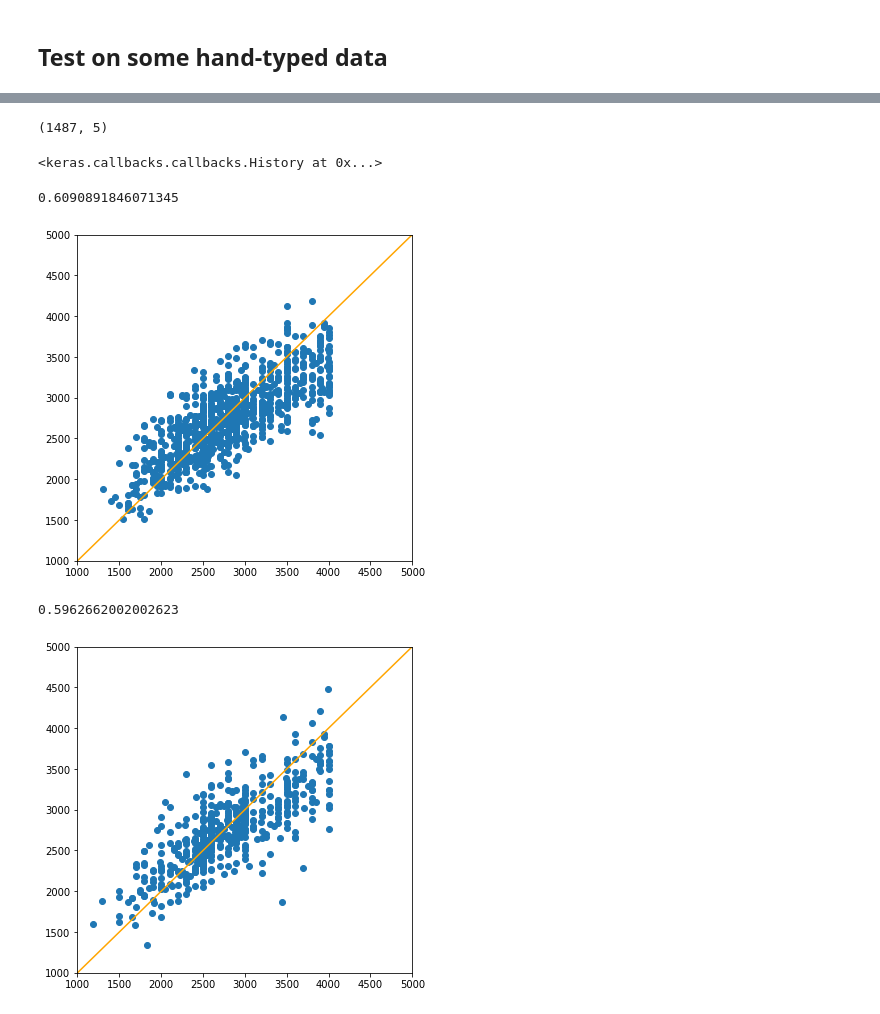
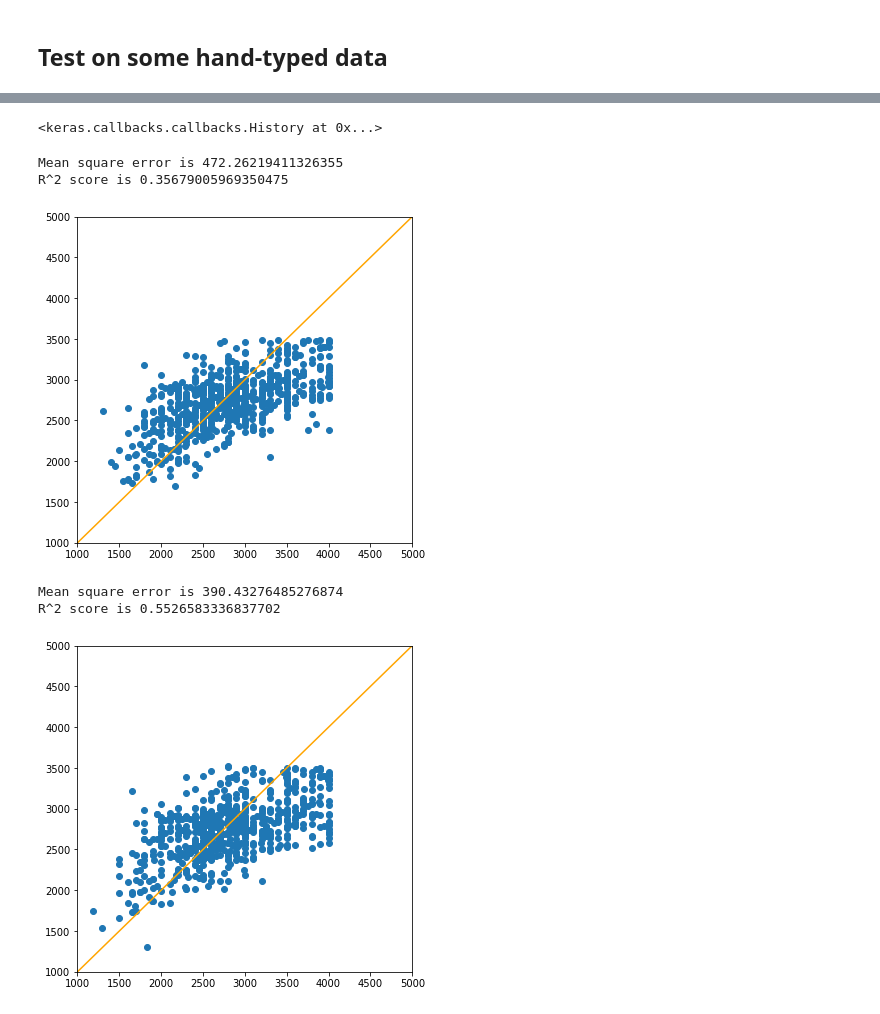
Before and after one commit to KrystianPlackowski/Apartments-data-parser, a Jupyter notebook: analyse.ipynb, the cells around one changed output, grey strips where cells are left out. Cells and saved outputs as stored; diff of their text form; code cells hidden in the pictures.

```diff
--- a/analyse.ipynb
+++ b/analyse.ipynb
@@ -340,14 +344,29 @@ from sklearn.svm import SVR
 # %%
+# Prepare input and target
+
 df = apartaments.copy()
 df = df[df['Cena rzeczywista'] <= 4000]  # Predict for prices below 4000 zł for more acc in this range
 #df = df[df['Powierzchnia'] <= 100]
 
+
+# Convert string values to integers
 def Encode(df):
-    for column in df.columns[df.columns.isin(['Okna', 'Nazwa dzielnicy', 'Liczba pokoi'])]:
+    for column in df.columns[df.columns.isin(['Okna', 'Nazwa dzielnicy'])]:
         df[column] = df[column].factorize()[0]
+
+    # Convert number of rooms to integer type in all cases
+    for column in ['Liczba pokoi']:
+        for i in range(len(df[column])):
+            if df[column].iloc[i] == 'parter':
+                df[column].iloc[i] = 0
+            elif df[column].iloc[i] == 'więcej niż 10' | df[column].iloc[i] == 'poddasze':
+                df[column].iloc[i] = 10
+            else:
+                df[column].iloc[i] = int(df[column].iloc[i])
     return df
 
-X = ['Powierzchnia', 'Liczba pokoi', 'φ', 'λ', 'Rok budowy']#, 'Nazwa dzielnicy'])  #, 'Odległość od najbliższej stacji metra', 'Odległość od centrum',])
+
+X = ['Powierzchnia', 'Liczba pokoi', 'φ', 'λ', 'Rok budowy']
 Y = ['Cena rzeczywista']
 
 df = df[X + Y].dropna()
@@ -373,2 +381,5 @@ display(Encode(df[X].copy()).head())
 # %%
-x_train, x_test, y_train, y_test = train_test_split( x, y, test_size=0.33, random_state = 324)
+# Split into equal lenght train and test sets
+
+x_train, x_test, y_train, y_test = train_test_split( x, y, test_size=0.5, random_state = 324)
+print(x_train.shape, x_test.shape)
@@ -406,13 +421,15 @@ R^2 score is 0.6434315414983812
 # %%
+# Calculate error on test set
+
 plt.figure(figsize=(6,6))
-y_pred = regressor.predict(x_test)
-plt.scatter(y_test, y_pred)
+y_pred_test = regressor.predict(x_test)
+plt.scatter(y_test, y_pred_test)
 
 plt.xlim(1000, 5000)
 plt.ylim(1000, 5000)
 plt.plot([1000, 20000], [1000, 20000], color='orange')
 
-mse = np.sqrt(mean_squared_error(y_true=y_test, y_pred=y_pred))
-r2 = r2_score(y_test, y_pred)
+mse = np.sqrt(mean_squared_error(y_true=y_test, y_pred=y_pred_test))
+r2 = r2_score(y_test, y_pred_test)
 print("Mean square error is {}\nR^2 score is {}".format(mse, r2))
 # %% [output]
@@ -440,14 +491,9 @@ x_test_ = np.expand_dims(x_test, axis=2)
-# %%
-x.shape
-# %% [output]
-(1487, 5)
 # %%
 # define regression model
 def regression_model():
     # create model
     model = Sequential()
     model.add(Dense(500, activation='relu', input_shape=(x.shape[1],)))
-    model.add(Dense(500, activation='relu'))
     model.add(Dense(500, activation='relu'))
     model.add(Dense(1))
 
@@ -457,34 +503,42 @@ def regression_model():
 
 
 model = regression_model()
-model.fit(x_train, y_train, validation_split=0.2, epochs=100, verbose=0)
+model.fit(x_train, y_train, validation_split=0.1, epochs=500, verbose=0)
 # %% [output]
 <keras.callbacks.callbacks.History at 0x...>
 # %%
+# Calculate error on train set
+
 plt.figure(figsize=(6,6))
-y_pred = model.predict(x_train)
-plt.scatter(y_train, y_pred)
+y_pred_train = model.predict(x_train)
+plt.scatter(y_train, y_pred_train)
 
 plt.xlim(1000, 5000)
 plt.ylim(1000, 5000)
 plt.plot([1000, 20000], [1000, 20000], color='orange')
 
-#print(np.sqrt(mean_squared_error(y_true=y_train, y_pred=y_pred)))
-r2_score(y_train, y_pred)
+mse = np.sqrt(mean_squared_error(y_true=y_train, y_pred=y_pred_train))
+r2 = r2_score(y_train, y_pred_train)
+print("Mean square error is {}\nR^2 score is {}".format(mse, r2))
 # %% [output]
-0.6090891846071345
+Mean square error is 472.26219411326355
+R^2 score is 0.35679005969350475
-[figure, old version]
+[figure, new version]
 # %%
+# Calculate error on test set
+
 plt.figure(figsize=(6,6))
 y_pred = model.predict(x_test)
 plt.scatter(y_test, y_pred)
 
 plt.xlim(1000, 5000)
 plt.ylim(1000, 5000)
 plt.plot([1000, 20000], [1000, 20000], color='orange')
 
-#print(np.sqrt(mean_squared_error(y_true=y_test, y_pred=y_pred)))
-r2_score(y_test, y_pred)
+mse = np.sqrt(mean_squared_error(y_true=y_test, y_pred=y_pred_test))
+r2 = r2_score(y_test, y_pred_test)
+print("Mean square error is {}\nR^2 score is {}".format(mse, r2))
 # %% [output]
-0.5962662002002623
+Mean square error is 390.43276485276874
+R^2 score is 0.5526583336837702
-[figure, old version]
+[figure, new version]
```
Also changed, not shown: parts of 21 cells of this notebook.
